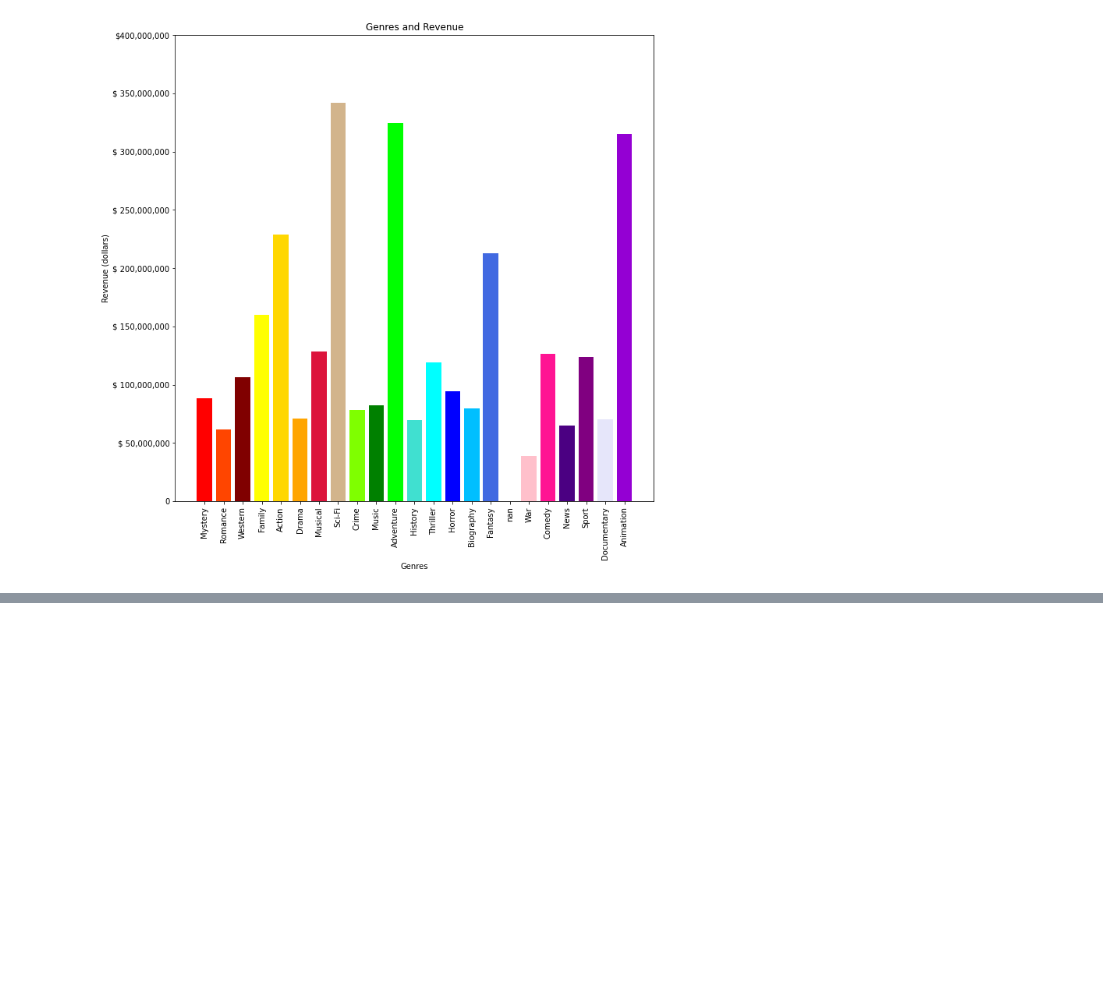
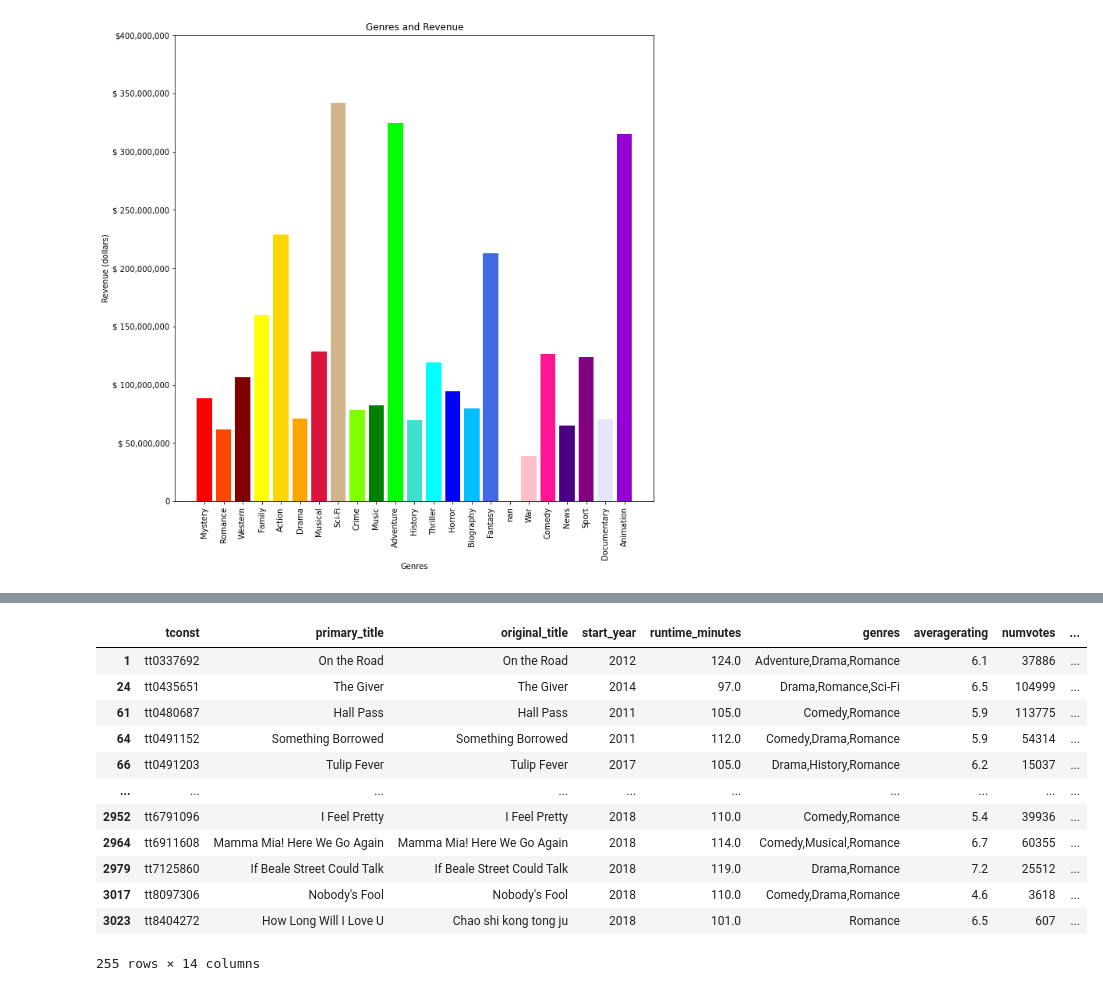
Before and after one commit to raizelistaken/MovieAnalysis, a Jupyter notebook: dsc-phase1-project-template.ipynb, the cells around one changed output, grey strips where cells are left out. Saved outputs shown, nothing was run; the diff lists cells and outputs as text; code cells hidden in the pictures; blank space fills up the shorter version.

```diff
--- a/dsc-phase1-project-template.ipynb
+++ b/dsc-phase1-project-template.ipynb
@@ -430,0 +452,16 @@ plt.savefig('genre_money')
+# %%
+q2.loc[q2['genres'].str.contains('Romance')]
+# %% [output]
+|  | tconst | primary_title | original_title | start_year | runtime_minutes | genres | averagerating | numvotes | ... |
+| 1 | tt0337692 | On the Road | On the Road | 2012 | 124.0 | Adventure,Drama,Romance | 6.1 | 37886 | ... |
+| 24 | tt0435651 | The Giver | The Giver | 2014 | 97.0 | Drama,Romance,Sci-Fi | 6.5 | 104999 | ... |
+| 61 | tt0480687 | Hall Pass | Hall Pass | 2011 | 105.0 | Comedy,Romance | 5.9 | 113775 | ... |
+| 64 | tt0491152 | Something Borrowed | Something Borrowed | 2011 | 112.0 | Comedy,Drama,Romance | 5.9 | 54314 | ... |
+| 66 | tt0491203 | Tulip Fever | Tulip Fever | 2017 | 105.0 | Drama,History,Romance | 6.2 | 15037 | ... |
+| ... | ... | ... | ... | ... | ... | ... | ... | ... | ... |
+| 2952 | tt6791096 | I Feel Pretty | I Feel Pretty | 2018 | 110.0 | Comedy,Romance | 5.4 | 39936 | ... |
+| 2964 | tt6911608 | Mamma Mia! Here We Go Again | Mamma Mia! Here We Go Again | 2018 | 114.0 | Comedy,Musical,Romance | 6.7 | 60355 | ... |
+| 2979 | tt7125860 | If Beale Street Could Talk | If Beale Street Could Talk | 2018 | 119.0 | Drama,Romance | 7.2 | 25512 | ... |
+| 3017 | tt8097306 | Nobody's Fool | Nobody's Fool | 2018 | 110.0 | Comedy,Drama,Romance | 4.6 | 3618 | ... |
+| 3023 | tt8404272 | How Long Will I Love U | Chao shi kong tong ju | 2018 | 101.0 | Romance | 6.5 | 607 | ... |
+255 rows × 14 columns
```
Also changed, not shown: parts of 11 cells of this notebook, 1 other file.
